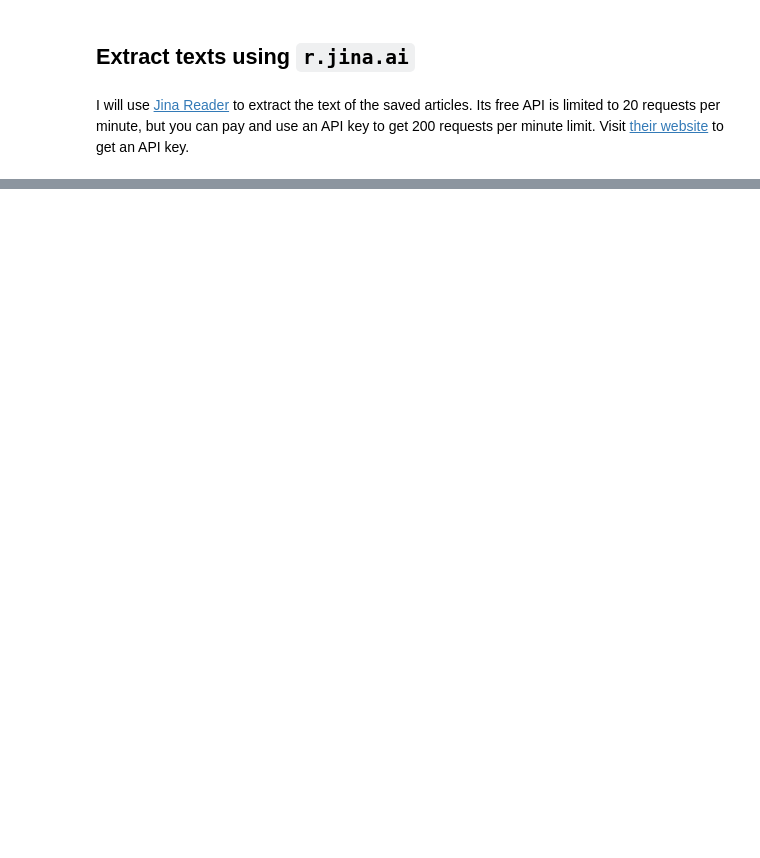
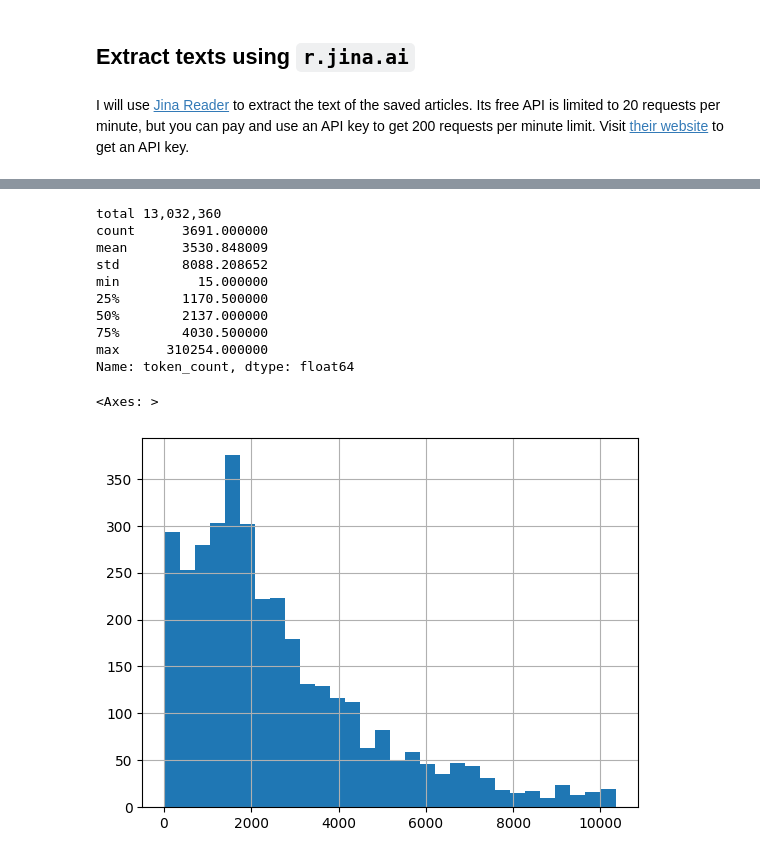
Before and after one commit to saeedesmaili/content-recommendation, a Jupyter notebook: notebooks/01-data-processing.ipynb, the cells around one changed output, grey strips where cells are left out. Cells and saved outputs as stored; diff of their text form; code cells hidden in the pictures; blank space fills up the shorter version.

Commit message:
include token counting

```diff
--- a/notebooks/01-data-processing.ipynb
+++ b/notebooks/01-data-processing.ipynb
@@ -220,3 +222,8 @@ df.head()
 | 2 | 132470062 | https://www.kalzumeus.com/2012/01... | https://www.kalzumeus.com/2012/01... | Salary Negotiation: Make More Mon... | 2024-11-15 12:07:03 | 6794 | www.kalzumeus.com | Title: Salary Negotiation: Make M... |
 | 3 | 172658679 | https://stevehanov.ca/blog/index.... | http://stevehanov.ca/blog/index.p... | 20 lines of code that will beat A... | 2025-01-15 00:24:49 | 970 | stevehanov.ca | Title: 20 lines of code that will... |
 | 4 | 210539245 | https://digital-photography-schoo... | https://digital-photography-schoo... | 9 Reasons Why Photography Matters | 2024-12-02 23:13:34 | 2312 | Digital Photography School | Title: 9 Reasons Why Photography ... |
+# %%
+## if already saved
+df = pd.read_csv("pocket_articles_with_text.csv")
+print(df.shape)
+df.head(2)
@@ -222,0 +235,13 @@ df.head()
+# %%
+from tqdm.notebook import tqdm_notebook
+
+
+def count_tokens(text: str) -> int:
+    ## using gpt-4o tokenizer just to get an estimate
+    return len(tiktoken.encoding_for_model("gpt-4o").encode(text))
+
+
+tqdm_notebook.pandas()
+df["token_count"] = df["text"].progress_apply(count_tokens)
+df.head()
+# df.to_csv("pocket_articles_with_text_and_token_count.csv", index=False)
@@ -222,0 +257,18 @@ df.head()
+# %%
+total_tokens = df["token_count"].sum()
+print(f"total {total_tokens:,}")
+print(df["token_count"].describe())
+df[df["token_count"] < df["token_count"].quantile(0.95)]["token_count"].hist(bins=30)
+# %% [output]
+total 13,032,360
+count      3691.000000
+mean       3530.848009
+std        8088.208652
+min          15.000000
+25%        1170.500000
+50%        2137.000000
+75%        4030.500000
+max      310254.000000
+Name: token_count, dtype: float64
+<Axes: >
+[figure, added]
```
Also changed, not shown: parts of 5 cells of this notebook, 2 other files.
